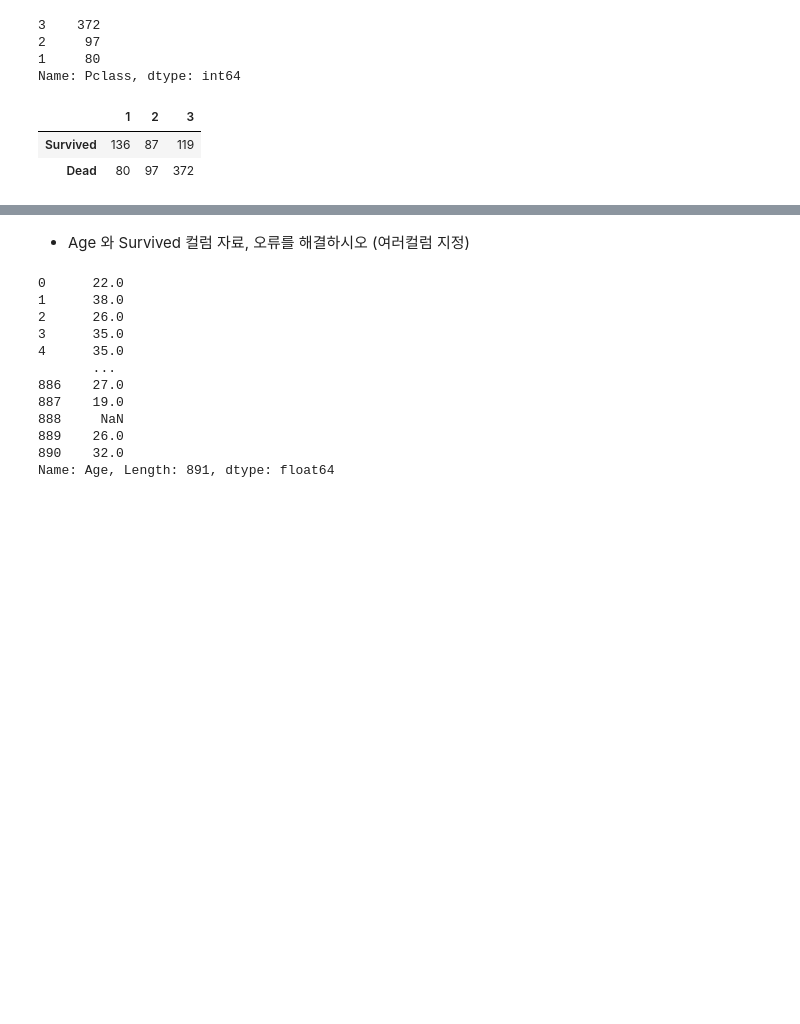
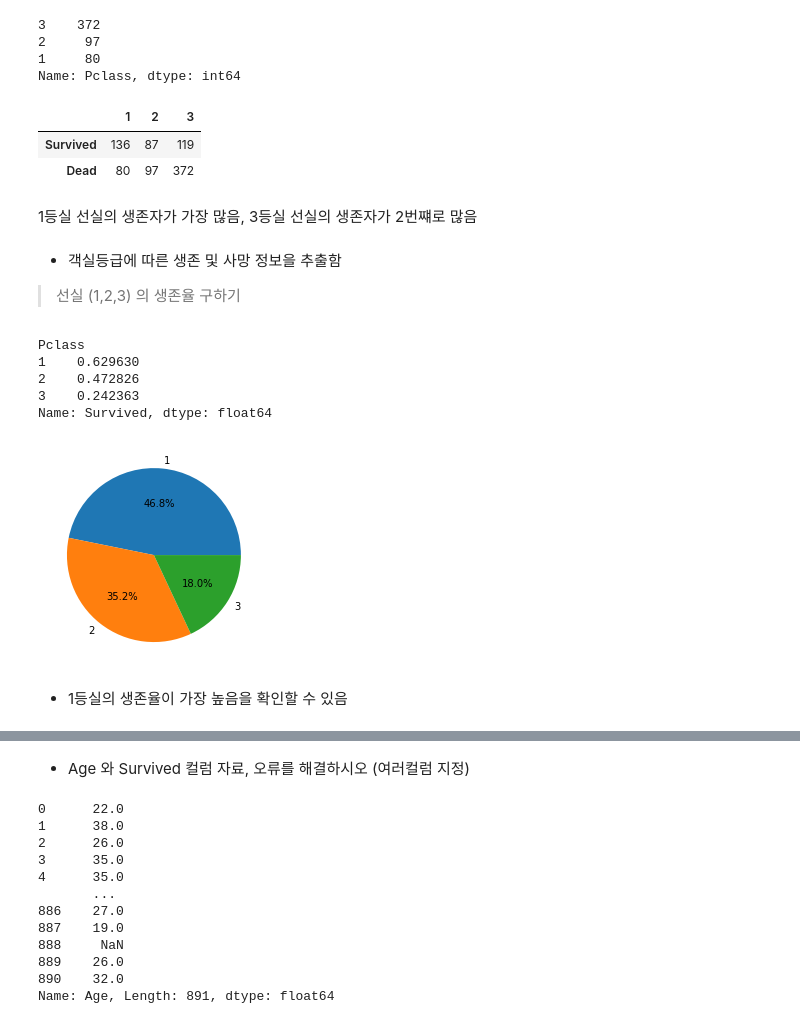
Before and after one commit to iceman67/-Python, a Jupyter notebook: LINC_Pandas_Example_2021.ipynb, the cells around one changed output, grey strips where cells are left out. Cells and saved outputs as stored; diff of their text form; code cells hidden in the pictures; blank space fills up the shorter version.

```diff
--- a/LINC_Pandas_Example_2021.ipynb
+++ b/LINC_Pandas_Example_2021.ipynb
@@ -1524,3 +1553,25 @@ df
 |  | 1 | 2 | 3 |
 | Survived | 136 | 87 | 119 |
 | Dead | 80 | 97 | 372 |
+# %% [markdown]
+1등실 선실의 생존자가 가장 많음, 3등실 선실의 생존자가 2번쨰로 많음
+# %% [markdown]
+* 객실등급에 따른 생존 및 사망 정보을 추출함
+> 선실 (1,2,3) 의 생존율 구하기
+# %%
+titanic_df.groupby('Pclass')["Survived"].mean()
+# %% [output]
+Pclass
+1    0.629630
+2    0.472826
+3    0.242363
+Name: Survived, dtype: float64
+# %%
+group_class = titanic_df.groupby('Pclass')["Survived"].mean()
+# %%
+plt.pie(group_class, labels=["1","2", "3"], autopct='%.1f%%')
+plt.show()
+# %% [output]
+[figure, added]
+# %% [markdown]
+* 1등실의 생존율이 가장 높음을 확인할 수 있음
```
Also changed, not shown: parts of 21 cells of this notebook.
